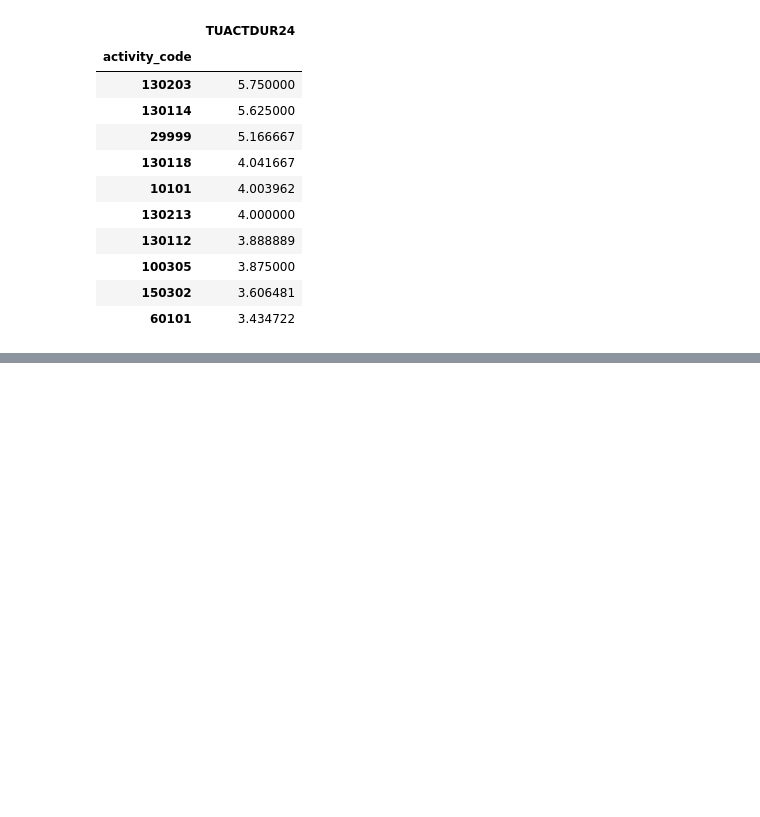
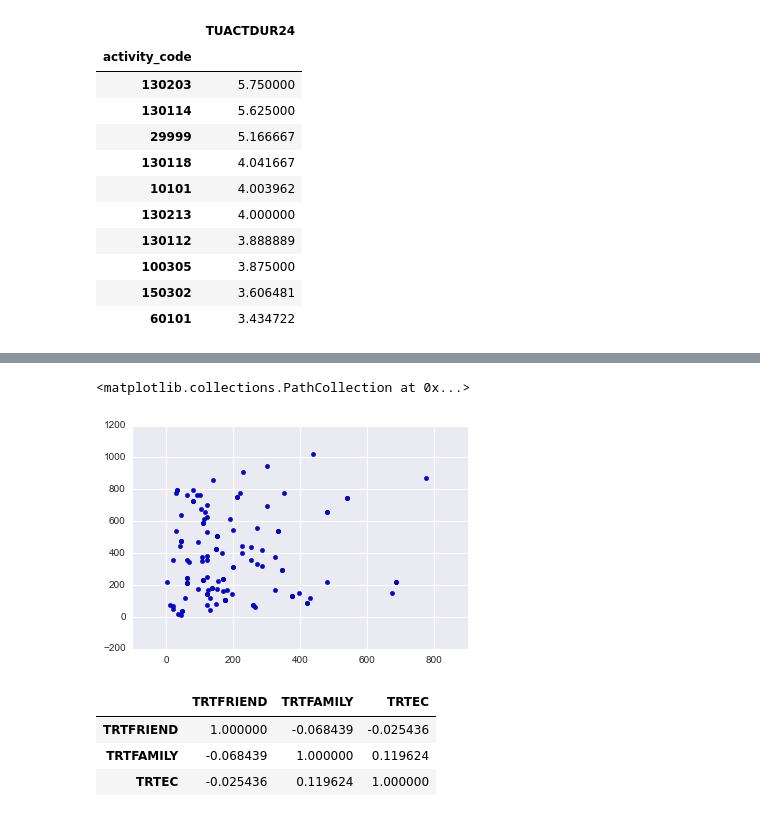
Before and after one commit to stacyzhao/atus-analysis, a Jupyter notebook: Wasting Time.ipynb, the cells around one changed output, grey strips where cells are left out. Cells and saved outputs as stored; diff of their text form; code cells hidden in the pictures; blank space fills up the shorter version.

```diff
--- a/Wasting Time.ipynb
+++ b/Wasting Time.ipynb
@@ -203,0 +233,5 @@ The top 10 activities on average that respondents who have provided care spend t
+# %%
+plt.scatter(ff['TRTFRIEND'], ff['TRTFAMILY'])
+# %% [output]
+<matplotlib.collections.PathCollection at 0x...>
+[figure, added]
@@ -203,0 +240,7 @@ The top 10 activities on average that respondents who have provided care spend t
+# %%
+ff.corr()
+# %% [output]
+|  | TRTFRIEND | TRTFAMILY | TRTEC |
+| TRTFRIEND | 1.000000 | -0.068439 | -0.025436 |
+| TRTFAMILY | -0.068439 | 1.000000 | 0.119624 |
+| TRTEC | -0.025436 | 0.119624 | 1.000000 |
```
Also changed, not shown: parts of 11 cells of this notebook.
